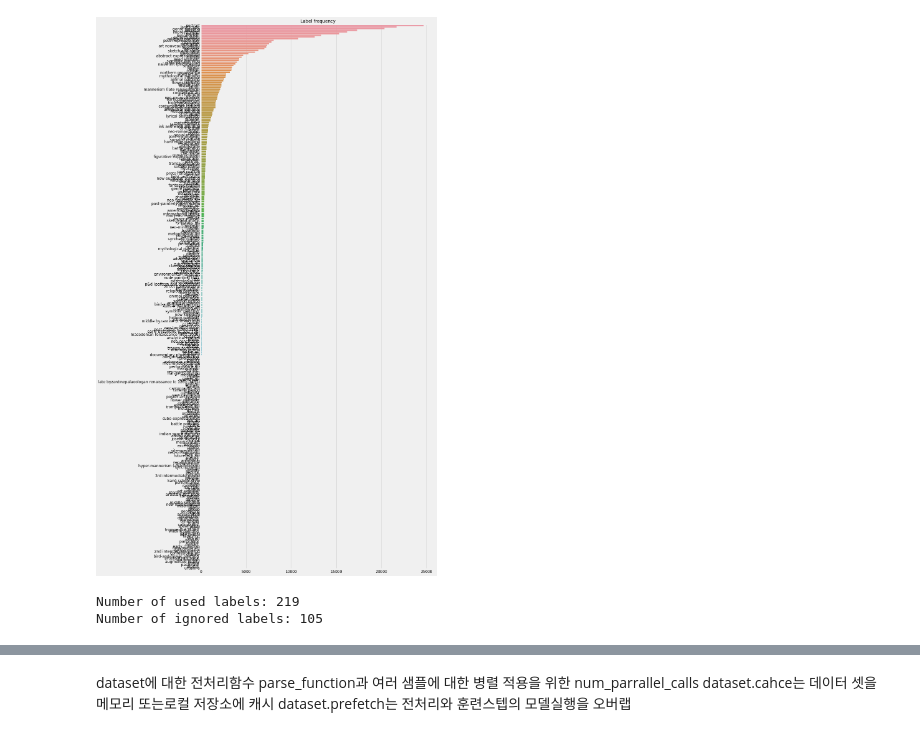
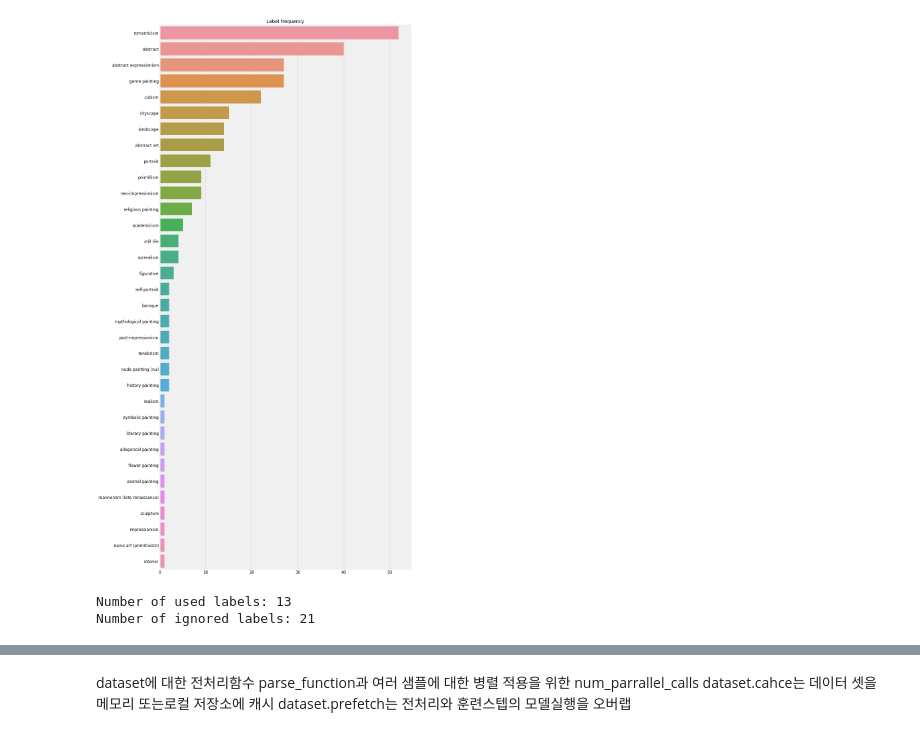
Before and after one commit to Nuetee/CNN-GCN-multi-label-classifier, a Jupyter notebook: Resnet-50.ipynb, the cells around one changed output, grey strips where cells are left out. Saved outputs shown, nothing was run; the diff lists cells and outputs as text; code cells hidden in the pictures.

```diff
--- a/Resnet-50.ipynb
+++ b/Resnet-50.ipynb
@@ -18,7 +19,7 @@ BATCH_SIZE = 256  # Big enough to measure an F1-score
 AUTOTUNE = tf.data.experimental.AUTOTUNE
 SHUFFLE_BUFFER_SIZE = 8192
 # %%
-dir_path = './database_all'
+dir_path = './database_test'
 
 file_list = os.listdir(dir_path)
 ID = []
@@ -36,37 +37,38 @@ for file_name in file_list:
     valid_label_list = []
     for label in label_list:
         label = label.lower()
         labels = label.split(', ')
         valid_label_list.extend(labels)
 
     while True:
         try:
             valid_label_list.remove('')
         except ValueError:
             break
 
     Labels.append(valid_label_list)
 
 artworks = pd.DataFrame({"ID": ID, "Labels": Labels, "File": file_list})
 artworks.dropna()
 
 # Get label frequencies in descending order
 label_freq = artworks['Labels'].apply(lambda s: [x for x in s]).explode().value_counts().sort_values(ascending=False)
 
 # Bar plot
 style.use("fivethirtyeight")
 plt.figure(figsize=(12, 30))
 sns.barplot(y=label_freq.index.values, x=label_freq, order=label_freq.index)
 plt.title("Label frequency", fontsize=14)
 plt.xlabel("")
 plt.xticks(fontsize=12)
 plt.yticks(fontsize=12)
 plt.show()
 # %% [output]
-[figure, old version]
+[figure, new version]
 # %%
 # Create a list of rare labels
-rare = list(label_freq[label_freq < 50].index)
+# rare = list(label_freq[label_freq < 50].index)
+rare = list(label_freq[label_freq < 5].index)
 print("Number of used labels:", len(label_freq) - len(rare))
 print("Number of ignored labels:", len(rare))
 label_number = len(label_freq) - len(rare)
@@ -77,8 +79,8 @@ artworks['Labels'] = artworks['Labels'].apply(lambda s: s if len(s) != 0 else np
 
 artworks.dropna(inplace=True)
 # %% [output]
-Number of used labels: 219
-Number of ignored labels: 105
+Number of used labels: 13
+Number of ignored labels: 21
 # %%
 from sklearn.model_selection import train_test_split
 # 파일 경로 및 label 집합으로 train data와 valid data parsing
```
Also changed, not shown: parts of 11 cells of this notebook, 2 other files.
